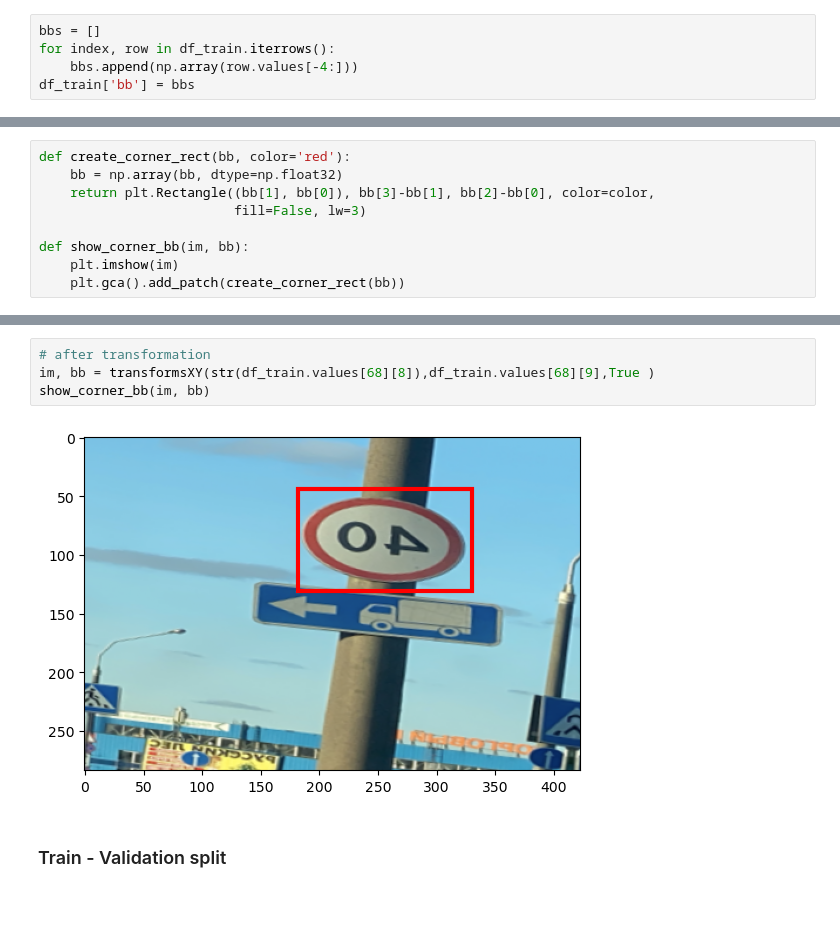
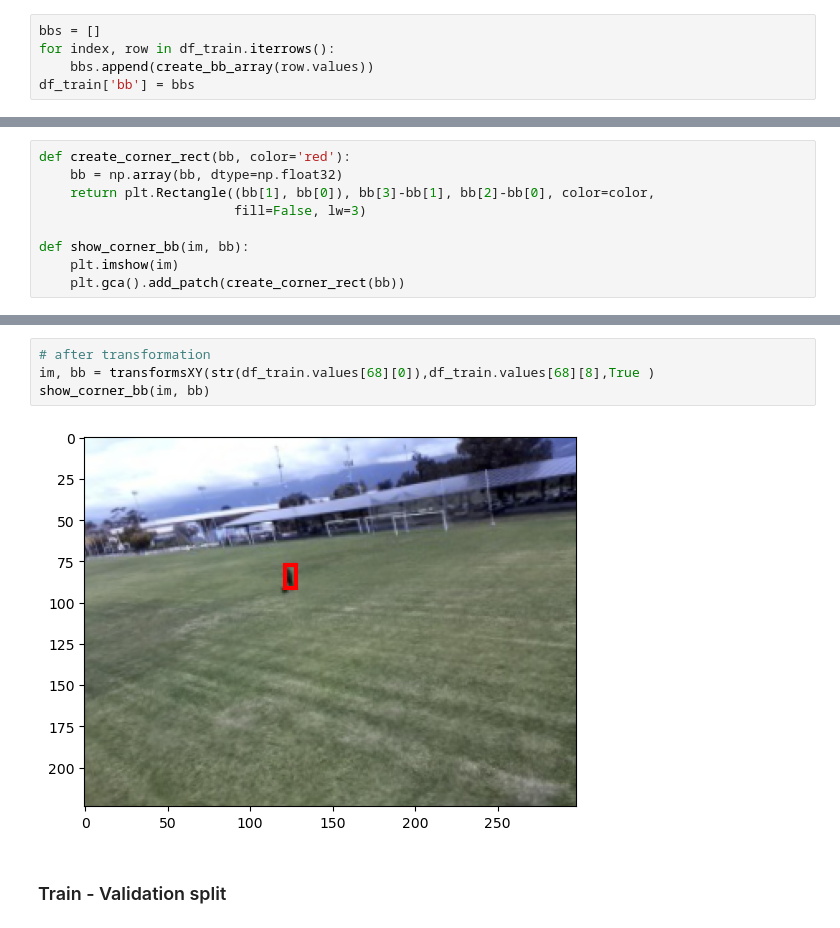
Before and after one commit to Anshuman-UCSB/PIGS-CV, a Jupyter notebook: detection.ipynb, the cells around one changed output, grey strips where cells are left out. Saved outputs shown, nothing was run; the diff lists cells and outputs as text.

```diff
--- a/detection.ipynb
+++ b/detection.ipynb
@@ -126,7 +126,7 @@ def create_bb_array(x):
 # %%
 bbs = []
 for index, row in df_train.iterrows():
-    bbs.append(np.array(row.values[-4:]))
+    bbs.append(create_bb_array(row.values))
 df_train['bb'] = bbs
 # %%
 df_train.values[58][0]
@@ -259,9 +263,9 @@ print(df_train.values[0])
 # %%
 # after transformation
-im, bb = transformsXY(str(df_train.values[68][8]),df_train.values[68][9],True )
+im, bb = transformsXY(str(df_train.values[68][0]),df_train.values[68][8],True )
 show_corner_bb(im, bb)
 # %% [output]
-[figure, old version]
+[figure, new version]
 # %% [markdown]
 ### Train - Validation split
 # %%
```
Also changed, not shown: parts of 15 cells of this notebook.
